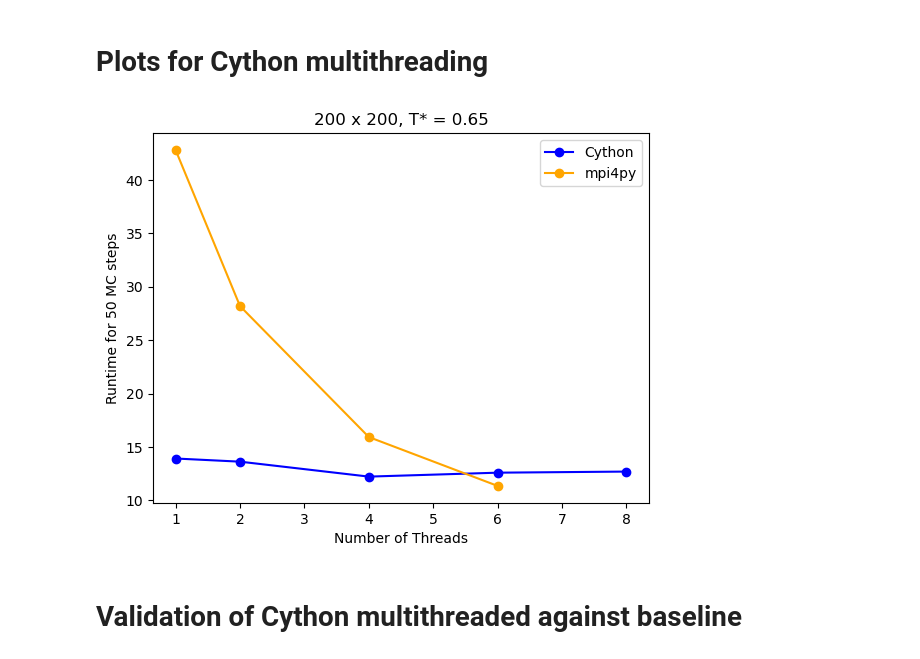
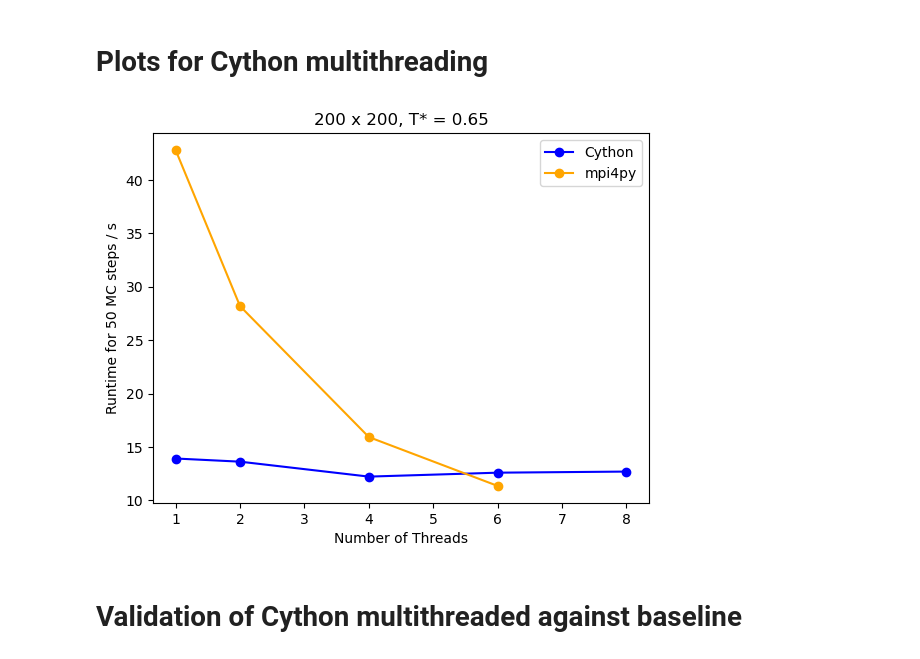
Before and after one commit to summerz04/LebwohlLasher, a Jupyter notebook: LebwohlLasher_Plotting.ipynb, the cells around one changed output. Saved outputs shown, nothing was run; the diff lists cells and outputs as text; code cells hidden in the pictures.

```diff
--- a/LebwohlLasher_Plotting.ipynb
+++ b/LebwohlLasher_Plotting.ipynb
@@ -324,35 +393,35 @@ cfiles = ['timings\\thread_scalings\\c_thread_1.txt',
 
 c_thread_timings = []
 for f in cfiles:
     L, t = extract_size_and_time(f)
     c_thread_timings.append(t)
 
 # plotting scaling times by no. of threads using mpi4py
 mpi_files = ['timings\\thread_scalings\\mpi_1_200.txt',
           'timings\\thread_scalings\\mpi_2_200.txt',
           'timings\\thread_scalings\\mpi_4_200.txt',
           'timings\\thread_scalings\\mpi_6_200.txt']
 
 mpi_timings = []
 for f in mpi_files:
     L, t = extract_size_and_time(f)
     mpi_timings.append(t)
 
 fig, ax = plt.subplots()
 
 ax.plot([1,2,4,6,8], c_thread_timings, color='blue',
         marker = 'o', label='Cython')
 ax.plot([1,2,4,6], mpi_timings, color='orange',
         marker = 'o', label='mpi4py')
 
 
 ax.set_xlabel('Number of Threads')
-ax.set_ylabel('Runtime for 50 MC steps')
+ax.set_ylabel('Runtime for 50 MC steps / s')
 ax.set_title('200 x 200, T* = 0.65')
 ax.legend()
 plt.show()
 # %% [output]
-[figure, old version]
+[figure, new version]
 # %% [markdown]
 # Validation of Cython multithreaded against baseline
 # %%
```
Also changed, not shown: parts of 5 cells of this notebook.
